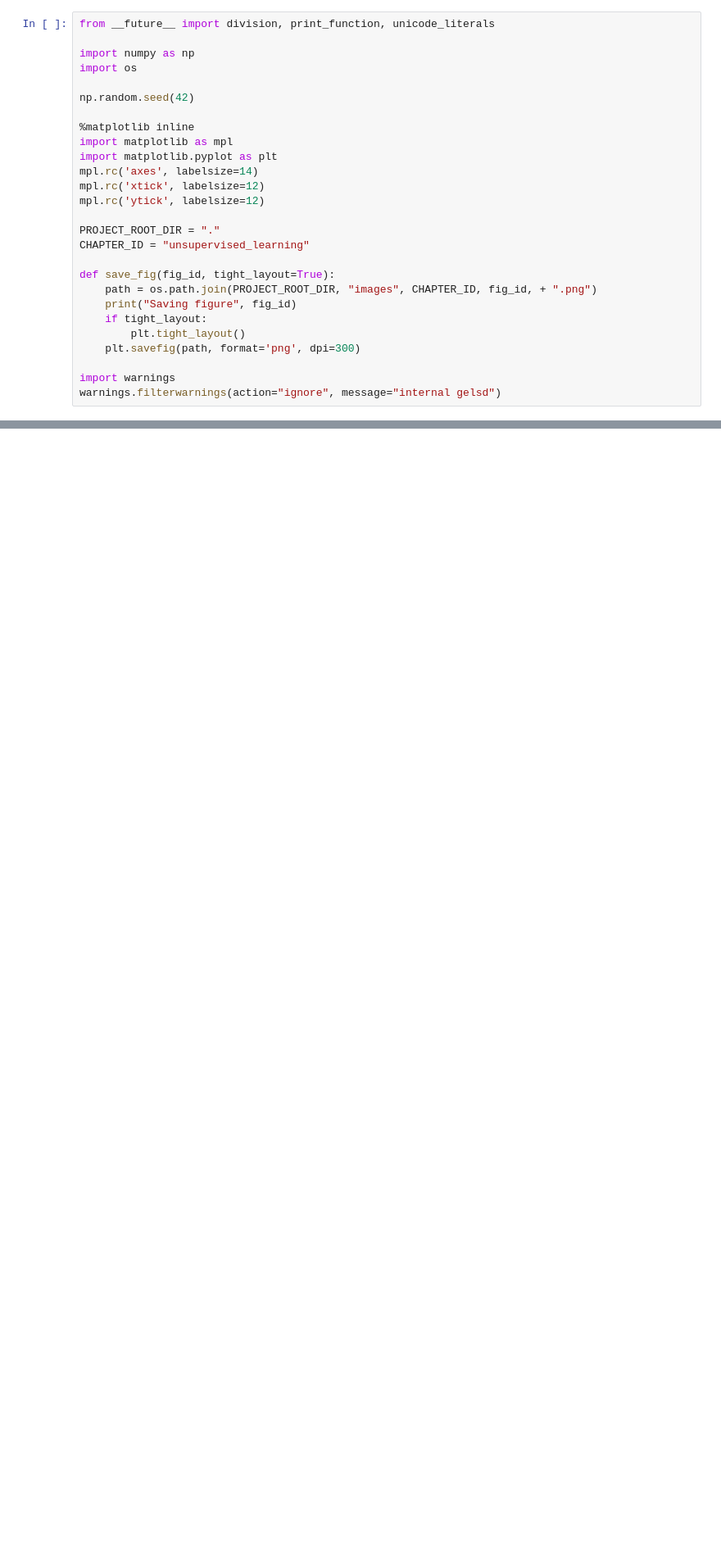
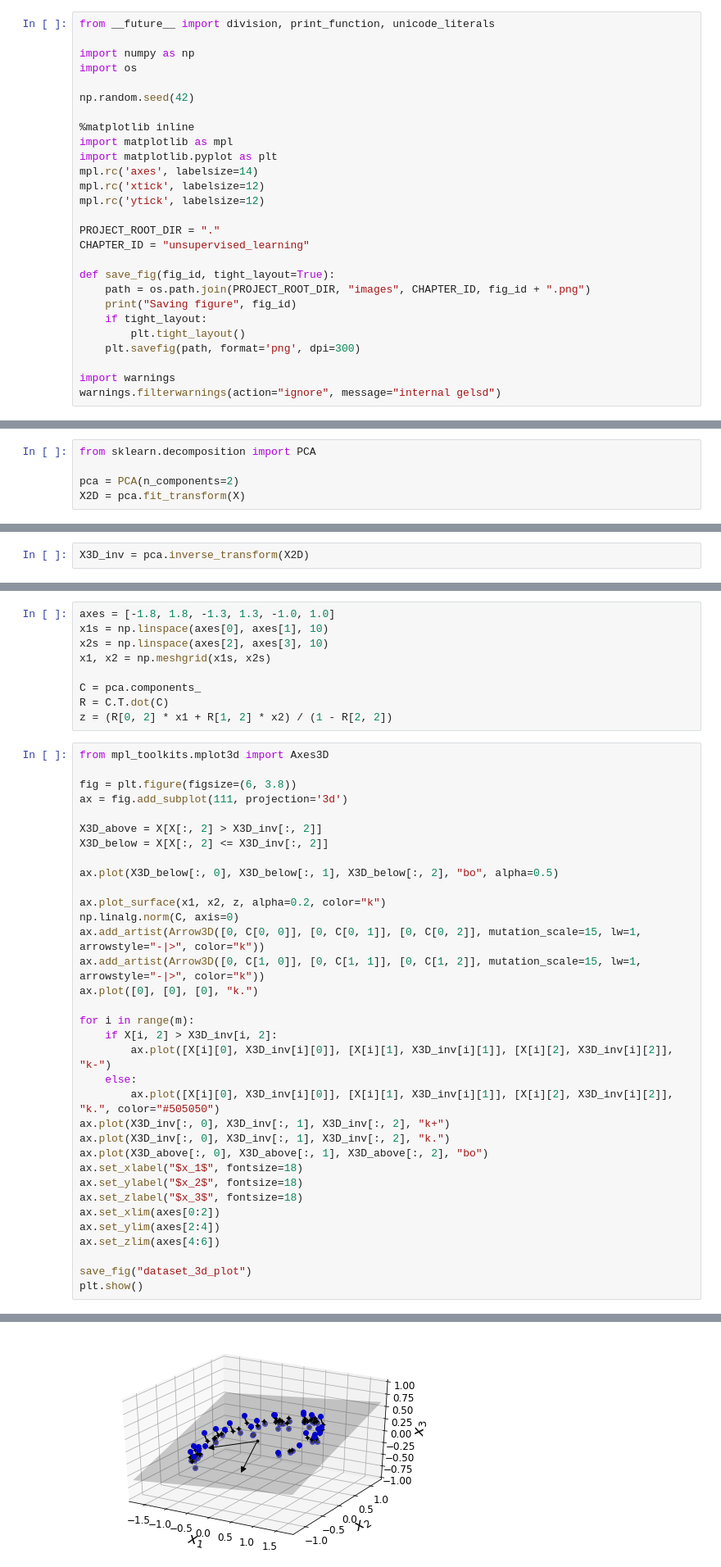
Before and after one commit to Mrscto/handson-ml-master, a Jupyter notebook: handson-ml-master/第八 降维.ipynb, the cells around one changed output, grey strips where cells are left out. Shown: that part at 82% size. Drawn from its saved outputs; the diff is of its cells as text; blank space fills up the shorter version.

```diff
--- a/handson-ml-master/第八 降维.ipynb
+++ b/handson-ml-master/第八 降维.ipynb
@@ -19,7 +19,7 @@ PROJECT_ROOT_DIR = "."
 CHAPTER_ID = "unsupervised_learning"
 
 def save_fig(fig_id, tight_layout=True):
-    path = os.path.join(PROJECT_ROOT_DIR, "images", CHAPTER_ID, fig_id, + ".png")
+    path = os.path.join(PROJECT_ROOT_DIR, "images", CHAPTER_ID, fig_id + ".png")
     print("Saving figure", fig_id)
     if tight_layout:
         plt.tight_layout()
@@ -72,3 +76,8 @@ X2D = X_centered.dot(W2)
 X2D_using_svd = X2D
 # %% [markdown]
 ### PCA
+# %%
+from sklearn.decomposition import PCA
+
+pca = PCA(n_components=2)
+X2D = pca.fit_transform(X)
@@ -74,0 +104,2 @@ X2D_using_svd = X2D
+# %%
+X3D_inv = pca.inverse_transform(X2D)
@@ -74,0 +156,44 @@ X2D_using_svd = X2D
+# %%
+axes = [-1.8, 1.8, -1.3, 1.3, -1.0, 1.0]
+x1s = np.linspace(axes[0], axes[1], 10)
+x2s = np.linspace(axes[2], axes[3], 10)
+x1, x2 = np.meshgrid(x1s, x2s)
+
+C = pca.components_
+R = C.T.dot(C)
+z = (R[0, 2] * x1 + R[1, 2] * x2) / (1 - R[2, 2])
+# %%
+from mpl_toolkits.mplot3d import Axes3D
+
+fig = plt.figure(figsize=(6, 3.8))
+ax = fig.add_subplot(111, projection='3d')
+
+X3D_above = X[X[:, 2] > X3D_inv[:, 2]]
+X3D_below = X[X[:, 2] <= X3D_inv[:, 2]]
+
+ax.plot(X3D_below[:, 0], X3D_below[:, 1], X3D_below[:, 2], "bo", alpha=0.5)
+
+ax.plot_surface(x1, x2, z, alpha=0.2, color="k")
+np.linalg.norm(C, axis=0)
+ax.add_artist(Arrow3D([0, C[0, 0]], [0, C[0, 1]], [0, C[0, 2]], mutation_scale=15, lw=1, arrowstyle="-|>", color="k"))
+ax.add_artist(Arrow3D([0, C[1, 0]], [0, C[1, 1]], [0, C[1, 2]], mutation_scale=15, lw=1, arrowstyle="-|>", color="k"))
+ax.plot([0], [0], [0], "k.")
+
+for i in range(m):
+    if X[i, 2] > X3D_inv[i, 2]:
+        ax.plot([X[i][0], X3D_inv[i][0]], [X[i][1], X3D_inv[i][1]], [X[i][2], X3D_inv[i][2]], "k-")
+    else:
+        ax.plot([X[i][0], X3D_inv[i][0]], [X[i][1], X3D_inv[i][1]], [X[i][2], X3D_inv[i][2]], "k.", color="#505050")
+ax.plot(X3D_inv[:, 0], X3D_inv[:, 1], X3D_inv[:, 2], "k+")
+ax.plot(X3D_inv[:, 0], X3D_inv[:, 1], X3D_inv[:, 2], "k.")
+ax.plot(X3D_above[:, 0], X3D_above[:, 1], X3D_above[:, 2], "bo")
+ax.set_xlabel("$x_1$", fontsize=18)
+ax.set_ylabel("$x_2$", fontsize=18)
+ax.set_zlabel("$x_3$", fontsize=18)
+ax.set_xlim(axes[0:2])
+ax.set_ylim(axes[2:4])
+ax.set_zlim(axes[4:6])
+
+save_fig("dataset_3d_plot")
+plt.show()
+# %% [output]
@@ -74,0 +201 @@ X2D_using_svd = X2D
+[figure, added]
```
Also changed, not shown: parts of 16 cells of this notebook.
